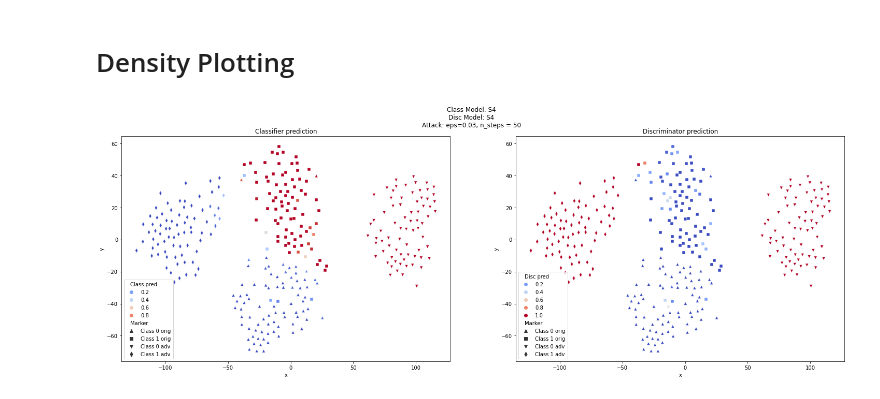
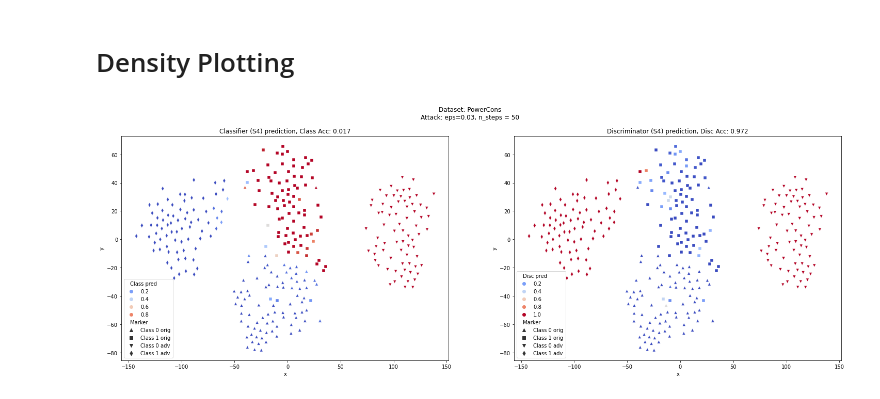
Before and after one commit to petrsokerin/Hidden_adversarial_attacks, a Jupyter notebook: notebooks/Density_visualization.ipynb, the cells around one changed output. Saved outputs shown, nothing was run; the diff lists cells and outputs as text; code cells hidden in the pictures.

```diff
--- a/notebooks/Density_visualization.ipynb
+++ b/notebooks/Density_visualization.ipynb
@@ -221,34 +219,33 @@ to_plot['Marker'] = to_plot['Marker'].replace({
 # %%
 fig, ax = plt.subplots(1, 2, figsize=[25, 8])
 
 sns.scatterplot(
     data=to_plot,
     x="x",
     y="y",
     hue="Class pred",
     palette="coolwarm",
     ax=ax[0],
     style='Marker',
     markers=['^', 's', 'v', 'd']
-).set(title='Classifier prediction')
+).set(title=f'Classifier ({type(attack_model).__name__}) prediction, Class Acc: {metrics.iloc[-1, :]["ACC"].round(3)}')
 
 sns.scatterplot(
     data=to_plot,
     x="x",
     y="y",
     hue="Disc pred",
     palette="coolwarm",
     ax=ax[1],
     style='Marker',
     markers=['^', 's', 'v', 'd'],
-).set(title='Discriminator prediction')
+).set(title=f'Discriminator ({type(disc_model).__name__}) prediction, Disc Acc: {metrics.iloc[-1, :]["ACC_DISC"].round(3)}')
 
-class_model_title = f'Class Model: {type(attack_model).__name__}, ACC: '
-disc_model_title = f'\nDisc Model: {type(disc_model).__name__}, ACC: '
+dataset_title = f'Dataset: {cfg["dataset"]}'
 attack_title = f'\nAttack: eps={attack.eps}, n_steps = {attack.n_steps}'
 
-plt.suptitle(class_model_title+disc_model_title+attack_title)
+plt.suptitle(dataset_title + attack_title)
 
 plt.savefig('density.jpeg', dpi=400)
 # %% [output]
-[figure, old version]
+[figure, new version]
```
Also changed, not shown: parts of 1 cell of this notebook.
